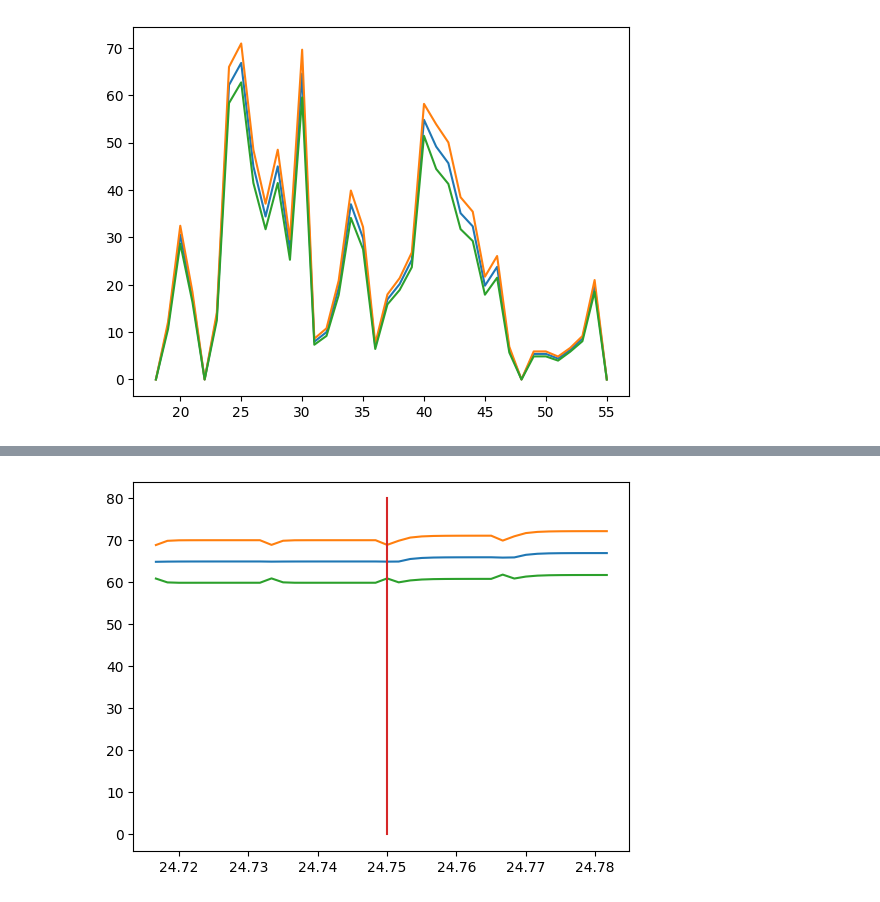
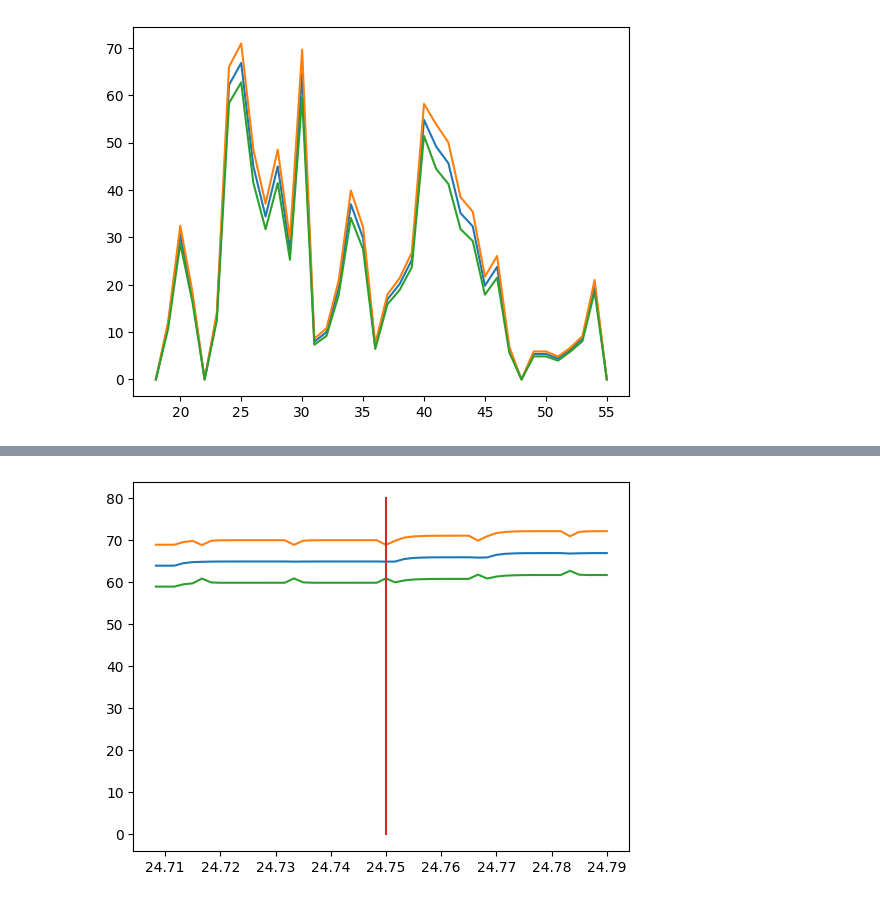
Before and after one commit to Neltarionko/Homework-3, a Jupyter notebook: main2.ipynb, the cells around one changed output, grey strips where cells are left out. Drawn from its saved outputs; the diff is of its cells as text; code cells hidden in the pictures.

```diff
--- a/main2.ipynb
+++ b/main2.ipynb
@@ -62,13 +62,13 @@ plt.show()
 # %%
-time = 20*1
+time = 25*1
 isl = 25
 plotx = [DeviceTime[i]/60 + 18 for i in range(((isl-18)*60 - 15)*10-time,((isl-18)*60 - 15)*10+time)]
 ploty = [speed[i,0] for i in range(((isl-18)*60 - 15)*10-time,((isl-18)*60 - 15)*10+time)]
 ploty2 = [[speed[i,0] + speed[i,1],speed[i,0] - speed[i,1]] for i in range(((isl-18)*60 - 15)*10-time,((isl-18)*60 - 15)*10+time)]
 plotx2 = [DeviceTime[i]/60 + 18 for i in range(((isl-18)*60 - 15)*10-time,((isl-18)*60 - 15)*10+time)]
 plt.plot(plotx,ploty)
 plt.plot(plotx2,ploty2)
 plt.plot([DeviceTime[((isl-18)*60 - 15)*10]/60 + 18 ,DeviceTime[((isl-18)*60 - 15)*10]/60 + 18 ],[0,80])
 plt.show()
 # %% [output]
-[figure, old version]
+[figure, new version]
```
Also changed, not shown: parts of 1 cell of this notebook.
